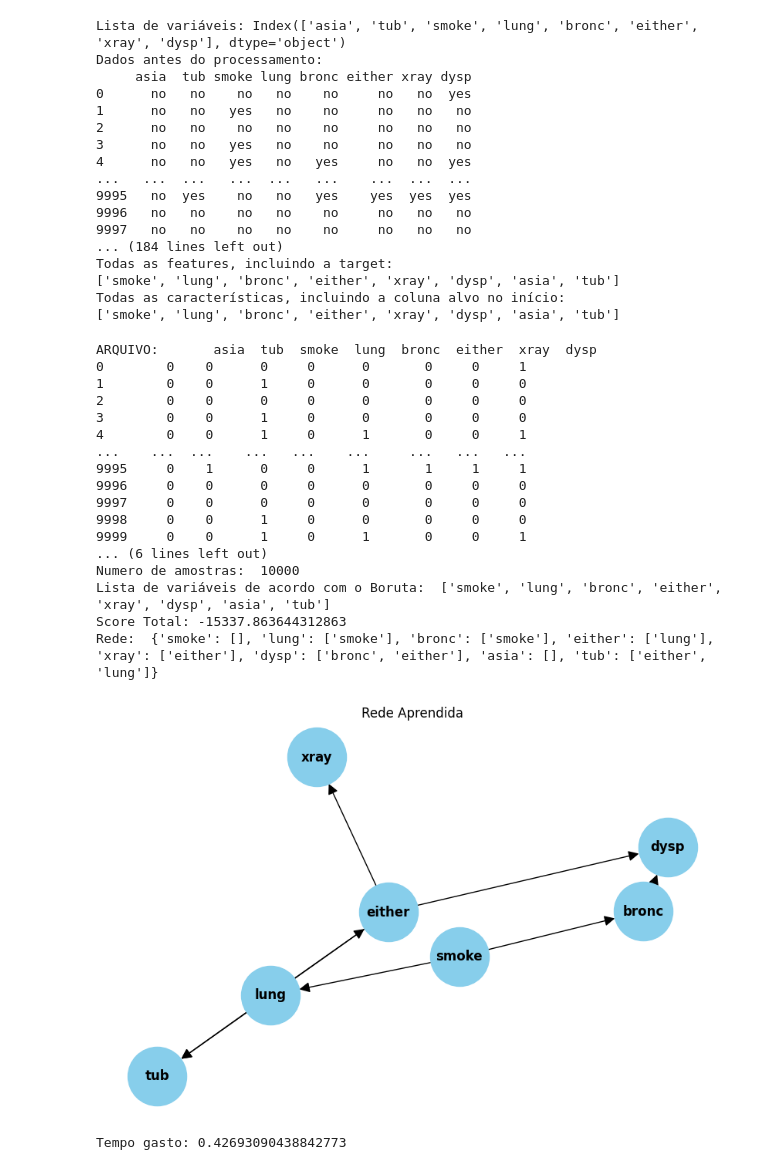
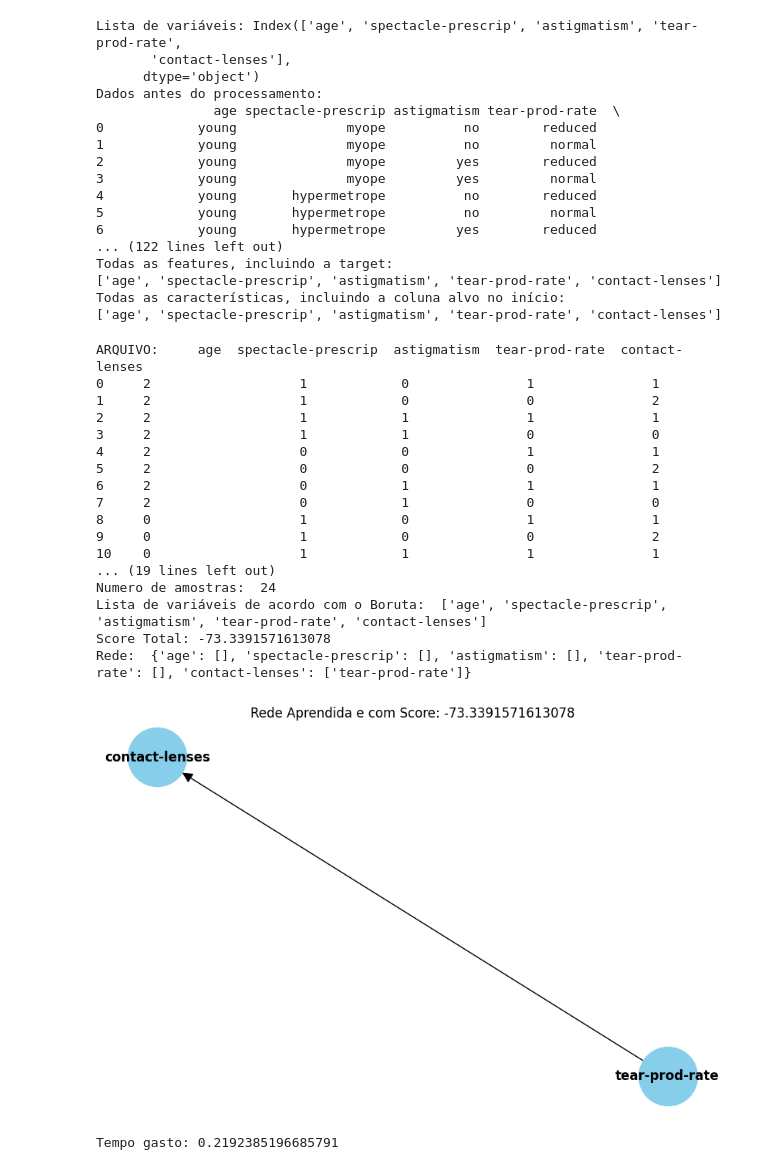
Before and after one commit to PedroMachad02/OrderingVariables, a Jupyter notebook: Arquivos/My programs/K2wBoruta.ipynb, the cells around one changed output. Saved outputs shown, nothing was run; the diff lists cells and outputs as text; code cells hidden in the pictures.

```diff
--- a/Arquivos/My programs/K2wBoruta.ipynb
+++ b/Arquivos/My programs/K2wBoruta.ipynb
@@ -64,8 +64,8 @@ def boruta_feature_ranking(data_path, target_column):
 
 
 # Caminho para o arquivo CSV e o nome da coluna alvo
-data_path = "asia.csv"
-target_column = "smoke"
+data_path = "teste.csv"
+target_column = "age"
 
 # Obter todas as características, incluindo a coluna alvo
 all_features = boruta_feature_ranking(data_path, target_column)
@@ -78,23 +78,23 @@ print(all_features)
 #Evolução Diferencial (algoritmo já pronto)
 #Ver os algortimos de correlação do Sidney
 # %% [output]
-Lista de variáveis: Index(['asia', 'tub', 'smoke', 'lung', 'bronc', 'either', 'xray', 'dysp'], dtype='object')
+Lista de variáveis: Index(['age', 'spectacle-prescrip', 'astigmatism', 'tear-prod-rate',
+       'contact-lenses'],
+      dtype='object')
 Dados antes do processamento:
-     asia  tub smoke lung bronc either xray dysp
-0      no   no    no   no    no     no   no  yes
-1      no   no   yes   no    no     no   no   no
-2      no   no    no   no    no     no   no   no
-3      no   no   yes   no    no     no   no   no
-4      no   no   yes   no   yes     no   no  yes
-...   ...  ...   ...  ...   ...    ...  ...  ...
-9995   no  yes    no   no   yes    yes  yes  yes
-9996   no   no    no   no    no     no   no   no
-9997   no   no    no   no    no     no   no   no
-... (184 lines left out)
+               age spectacle-prescrip astigmatism tear-prod-rate  \
+0            young              myope          no        reduced
+1            young              myope          no         normal
+2            young              myope         yes        reduced
+3            young              myope         yes         normal
+4            young       hypermetrope          no        reduced
+5            young       hypermetrope          no         normal
+6            young       hypermetrope         yes        reduced
+... (122 lines left out)
 Todas as features, incluindo a target:
-['smoke', 'lung', 'bronc', 'either', 'xray', 'dysp', 'asia', 'tub']
+['age', 'spectacle-prescrip', 'astigmatism', 'tear-prod-rate', 'contact-lenses']
 Todas as características, incluindo a coluna alvo no início:
-['smoke', 'lung', 'bronc', 'either', 'xray', 'dysp', 'asia', 'tub']
+['age', 'spectacle-prescrip', 'astigmatism', 'tear-prod-rate', 'contact-lenses']
 # %%
 import pandas as pd
 import sys
@@ -105,7 +105,7 @@ import networkx as nx
 import matplotlib.pyplot as plt
 
 def load_data(DATA_CSV):
-    D = pd.read_csv('asia.csv')
+    D = pd.read_csv('teste.csv')
     D = D.apply(LabelEncoder().fit_transform)
 
     V = D.columns
@@ -150,6 +150,9 @@ def K2_algorithm(ordering, max_parents, D):
 
     print("Score Total:", total_score)  # Imprimir o score total
     print("Rede: ", PI)
+    #Guardar o PI no arquivo, para imprimir o desenho num arquivo para realizar as comparações
+    #Deve ter uma função para realizar isso
+    #Pesquisar: Comparar redes bayesianas com pgmpy ou bnlearn
 
     # Criar um grafo direcionado
     G = nx.DiGraph()
@@ -161,52 +164,52 @@ def K2_algorithm(ordering, max_parents, D):
     plt.figure(figsize=(8, 5))
     pos = nx.spring_layout(G)
     nx.draw(G, pos, with_labels=True, node_size=3000, node_color="skyblue", font_size=12, font_weight="bold", arrowsize=20)
-    plt.title("Rede Aprendida")
+    plt.title(f"Rede Aprendida e com Score: {total_score}")
     plt.show()
 
     return PI, total_score
 
 
 if __name__ == '__main__':
     DATA_CSV = sys.argv[1]
     #k = sys.argv[2]
 
     D, V, N, V_CARD = load_data(DATA_CSV)
     #Para passar as variáveis em ordem, selecionadas pelo Boruta, passamos como parâmetro a all_features
     V = list(all_features)
     print('Numero de variáveiss: ', len(V))
     print('Numero de amostras: ', N)
     print('Lista de variáveis de acordo com o Boruta: ', V)
 
     start_time = time.time()
 
 
     parents = int(len(V)) / 5
     max_parents = {v: parents for v in V}
     ordering = [v for v in V]
 
     PI = K2_algorithm(ordering, max_parents, D)
 
     final_time = time.time() - start_time
 
     print(f'Tempo gasto: {final_time}')
 # %% [output]
-ARQUIVO:       asia  tub  smoke  lung  bronc  either  xray  dysp
-0        0    0      0     0      0       0     0     1
-1        0    0      1     0      0       0     0     0
-2        0    0      0     0      0       0     0     0
-3        0    0      1     0      0       0     0     0
-4        0    0      1     0      1       0     0     1
-...    ...  ...    ...   ...    ...     ...   ...   ...
-9995     0    1      0     0      1       1     1     1
-9996     0    0      0     0      0       0     0     0
-9997     0    0      0     0      0       0     0     0
-9998     0    0      1     0      0       0     0     0
-9999     0    0      1     0      1       0     0     1
-... (6 lines left out)
-Numero de amostras:  10000
-Lista de variáveis de acordo com o Boruta:  ['smoke', 'lung', 'bronc', 'either', 'xray', 'dysp', 'asia', 'tub']
-Score Total: -15337.863644312863
-Rede:  {'smoke': [], 'lung': ['smoke'], 'bronc': ['smoke'], 'either': ['lung'], 'xray': ['either'], 'dysp': ['bronc', 'either'], 'asia': [], 'tub': ['either', 'lung']}
+ARQUIVO:     age  spectacle-prescrip  astigmatism  tear-prod-rate  contact-lenses
+0     2                   1            0               1               1
+1     2                   1            0               0               2
+2     2                   1            1               1               1
+3     2                   1            1               0               0
+4     2                   0            0               1               1
+5     2                   0            0               0               2
+6     2                   0            1               1               1
+7     2                   0            1               0               0
+8     0                   1            0               1               1
+9     0                   1            0               0               2
+10    0                   1            1               1               1
+... (19 lines left out)
+Numero de amostras:  24
+Lista de variáveis de acordo com o Boruta:  ['age', 'spectacle-prescrip', 'astigmatism', 'tear-prod-rate', 'contact-lenses']
+Score Total: -73.3391571613078
+Rede:  {'age': [], 'spectacle-prescrip': [], 'astigmatism': [], 'tear-prod-rate': [], 'contact-lenses': ['tear-prod-rate']}
-[figure, old version]
+[figure, new version]
-Tempo gasto: 0.42693090438842773
+Tempo gasto: 0.2192385196685791
```
